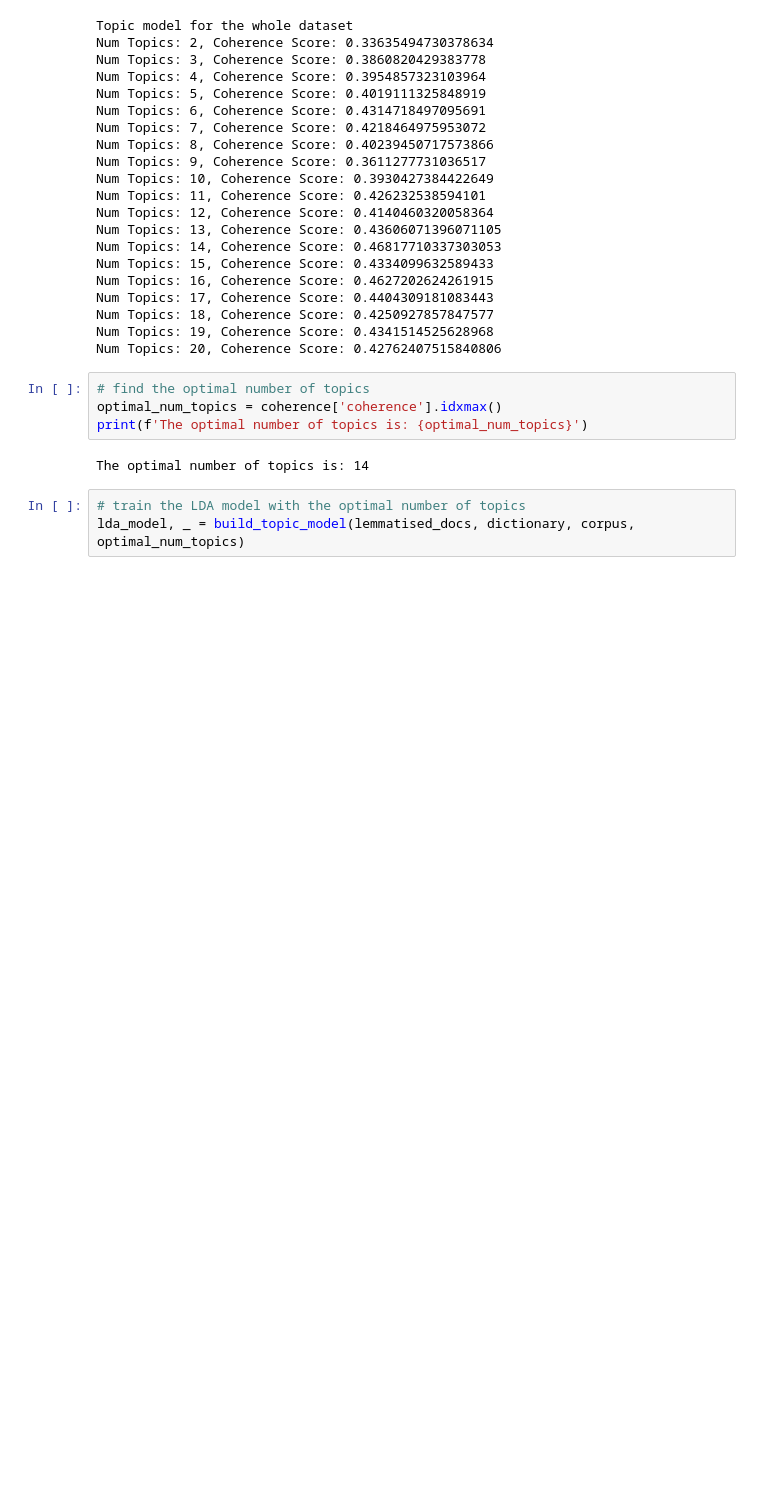
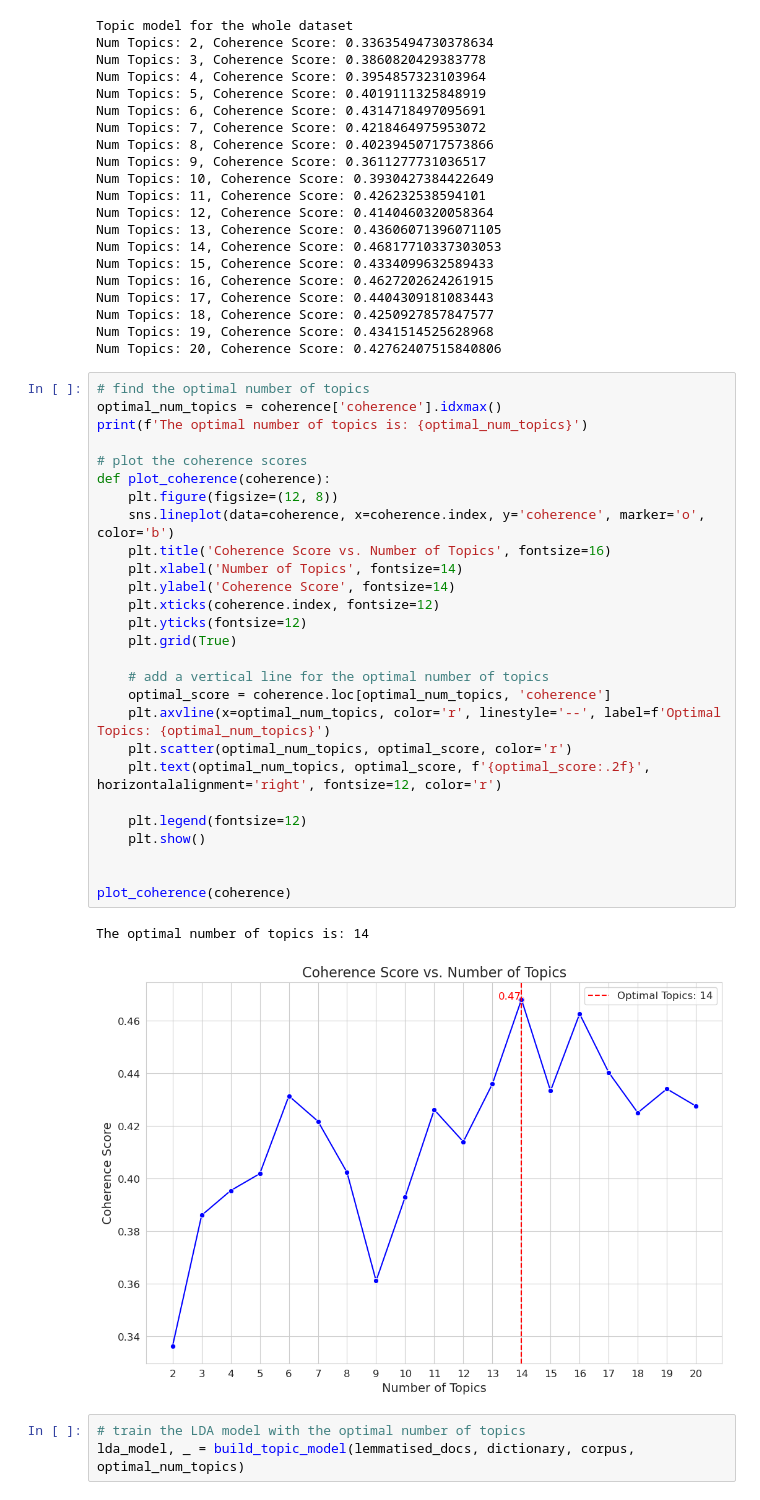
Before and after one commit to LeleVibrato/sb-code, a Jupyter notebook: eda_topic_model.ipynb, the cells around one changed output. Drawn from its saved outputs; the diff is of its cells as text; blank space fills up the shorter version.

```diff
--- a/eda_topic_model.ipynb
+++ b/eda_topic_model.ipynb
@@ -133,12 +133,36 @@ Num Topics: 17, Coherence Score: 0.4404309181083443
 Num Topics: 18, Coherence Score: 0.4250927857847577
 Num Topics: 19, Coherence Score: 0.4341514525628968
 Num Topics: 20, Coherence Score: 0.42762407515840806
-# %%
-# find the optimal number of topics
-optimal_num_topics = coherence['coherence'].idxmax()
-print(f'The optimal number of topics is: {optimal_num_topics}')
-# %% [output]
-The optimal number of topics is: 14
+# %%
+# find the optimal number of topics
+optimal_num_topics = coherence['coherence'].idxmax()
+print(f'The optimal number of topics is: {optimal_num_topics}')
+
+# plot the coherence scores
+def plot_coherence(coherence):
+    plt.figure(figsize=(12, 8))
+    sns.lineplot(data=coherence, x=coherence.index, y='coherence', marker='o', color='b')
+    plt.title('Coherence Score vs. Number of Topics', fontsize=16)
+    plt.xlabel('Number of Topics', fontsize=14)
+    plt.ylabel('Coherence Score', fontsize=14)
+    plt.xticks(coherence.index, fontsize=12)
+    plt.yticks(fontsize=12)
+    plt.grid(True)
+
+    # add a vertical line for the optimal number of topics
+    optimal_score = coherence.loc[optimal_num_topics, 'coherence']
+    plt.axvline(x=optimal_num_topics, color='r', linestyle='--', label=f'Optimal Topics: {optimal_num_topics}')
+    plt.scatter(optimal_num_topics, optimal_score, color='r')
+    plt.text(optimal_num_topics, optimal_score, f'{optimal_score:.2f}', horizontalalignment='right', fontsize=12, color='r')
+
+    plt.legend(fontsize=12)
+    plt.show()
+
+
+plot_coherence(coherence)
+# %% [output]
+The optimal number of topics is: 14
+[figure, added]
 # %%
 # train the LDA model with the optimal number of topics
 lda_model, _ = build_topic_model(lemmatised_docs, dictionary, corpus, optimal_num_topics)
```
Also changed, not shown: parts of 4 cells of this notebook, 16 other files.
